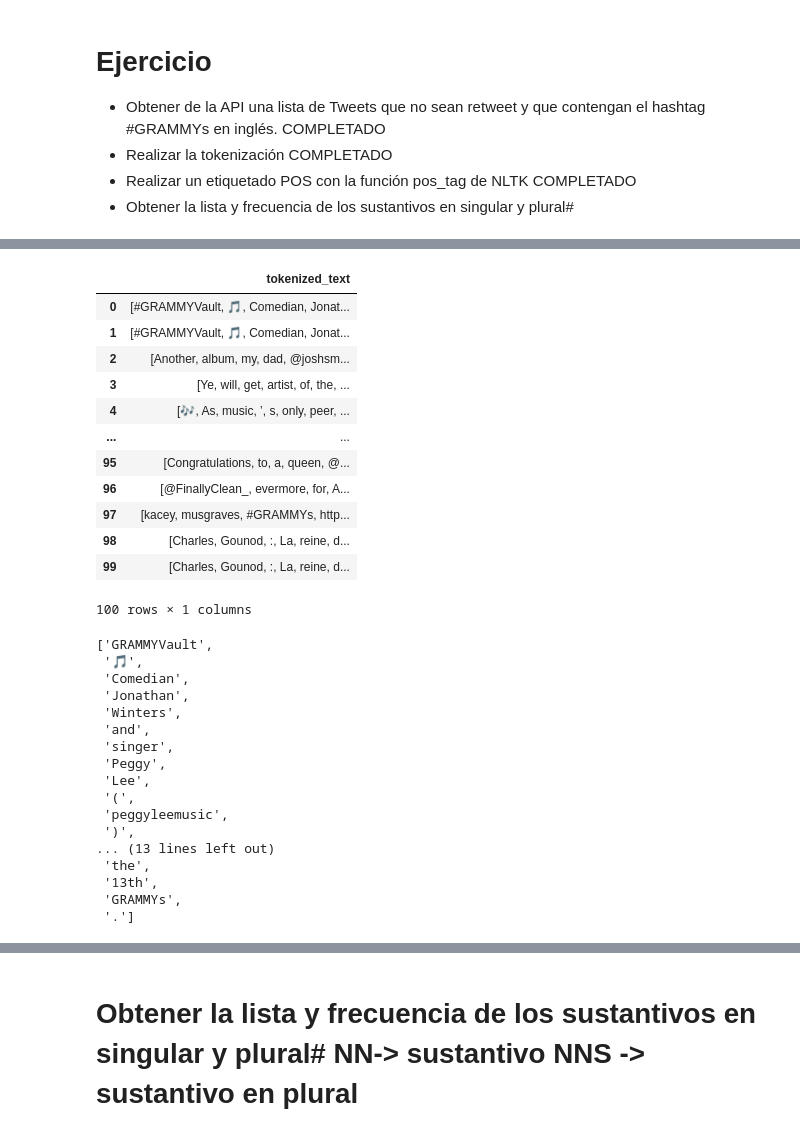
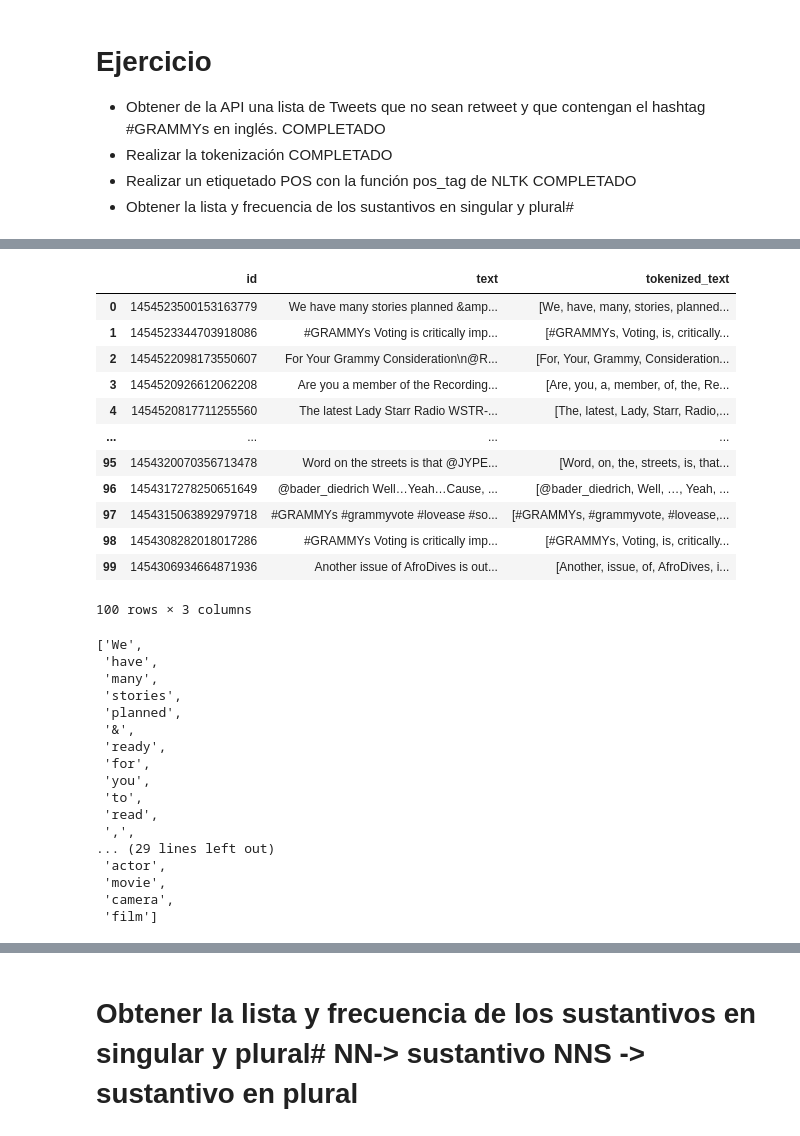
Before and after one commit to edupat95/proyecto_final_inteligencia_artificial, a Jupyter notebook: 4 - POS.ipynb, the cells around one changed output, grey strips where cells are left out. Saved outputs shown, nothing was run; the diff lists cells and outputs as text; code cells hidden in the pictures.

```diff
--- a/4 - POS.ipynb
+++ b/4 - POS.ipynb
@@ -56,26 +56,25 @@ df
 # %%
 from nltk.tokenize import TweetTokenizer # libreria especifica para los tokenizar tweets
 
 tt = TweetTokenizer() # intanciamos ya que es un modelo lo que vamos a llamar
 # Aplicar Tokenizer a la columna
 tokenized_text = df['text'].apply(tt.tokenize)
 df["tokenized_text"] = tokenized_text
-df=df[['tokenized_text']]
 df
 # %% [output]
-|  | tokenized_text |
-| 0 | [#GRAMMYVault, 🎵, Comedian, Jonat... |
-| 1 | [#GRAMMYVault, 🎵, Comedian, Jonat... |
-| 2 | [Another, album, my, dad, @joshsm... |
-| 3 | [Ye, will, get, artist, of, the, ... |
-| 4 | [🎶, As, music, ’, s, only, peer, ... |
-| ... | ... |
-| 95 | [Congratulations, to, a, queen, @... |
-| 96 | [@FinallyClean_, evermore, for, A... |
-| 97 | [kacey, musgraves, #GRAMMYs, http... |
-| 98 | [Charles, Gounod, :, La, reine, d... |
-| 99 | [Charles, Gounod, :, La, reine, d... |
+|  | id | text | tokenized_text |
+| 0 | 1454523500153163779 | We have many stories planned &amp... | [We, have, many, stories, planned... |
+| 1 | 1454523344703918086 | #GRAMMYs Voting is critically imp... | [#GRAMMYs, Voting, is, critically... |
+| 2 | 1454522098173550607 | For Your Grammy Consideration\n@R... | [For, Your, Grammy, Consideration... |
+| 3 | 1454520926612062208 | Are you a member of the Recording... | [Are, you, a, member, of, the, Re... |
+| 4 | 1454520817711255560 | The latest Lady Starr Radio WSTR-... | [The, latest, Lady, Starr, Radio,... |
+| ... | ... | ... | ... |
+| 95 | 1454320070356713478 | Word on the streets is that @JYPE... | [Word, on, the, streets, is, that... |
+| 96 | 1454317278250651649 | @bader_diedrich Well…Yeah…Cause, ... | [@bader_diedrich, Well, …, Yeah, ... |
+| 97 | 1454315063892979718 | #GRAMMYs #grammyvote #lovease #so... | [#GRAMMYs, #grammyvote, #lovease,... |
+| 98 | 1454308282018017286 | #GRAMMYs Voting is critically imp... | [#GRAMMYs, Voting, is, critically... |
+| 99 | 1454306934664871936 | Another issue of AfroDives is out... | [Another, issue, of, AfroDives, i... |
-100 rows × 1 columns
+100 rows × 3 columns
 # %%
 import re
 i=0
@@ -100,27 +99,27 @@ for text in df['tokenized_text']:
     #print("\n TEXTO DEVULETO ->", text)
     df['tokenized_text'][i] = text
     i=i+1
-df=df[['tokenized_text']]
-#df.to_csv('limpieza2')
-df['tokenized_text'][0]
+
+df.to_csv('limpieza3')
+df['tokenized_text']
 # %% [output]
-['GRAMMYVault',
- '🎵',
- 'Comedian',
- 'Jonathan',
- 'Winters',
- 'and',
- 'singer',
- 'Peggy',
- 'Lee',
- '(',
- 'peggyleemusic',
- ')',
-... (13 lines left out)
- 'the',
- '13th',
- 'GRAMMYs',
- '.']
+['We',
+ 'have',
+ 'many',
+ 'stories',
+ 'planned',
+ '&',
+ 'ready',
+ 'for',
+ 'you',
+ 'to',
+ 'read',
+ ',',
+... (29 lines left out)
+ 'actor',
+ 'movie',
+ 'camera',
+ 'film']
 # %%
 
 import nltk
```
Also changed, not shown: parts of 8 cells of this notebook, 5 other files.
